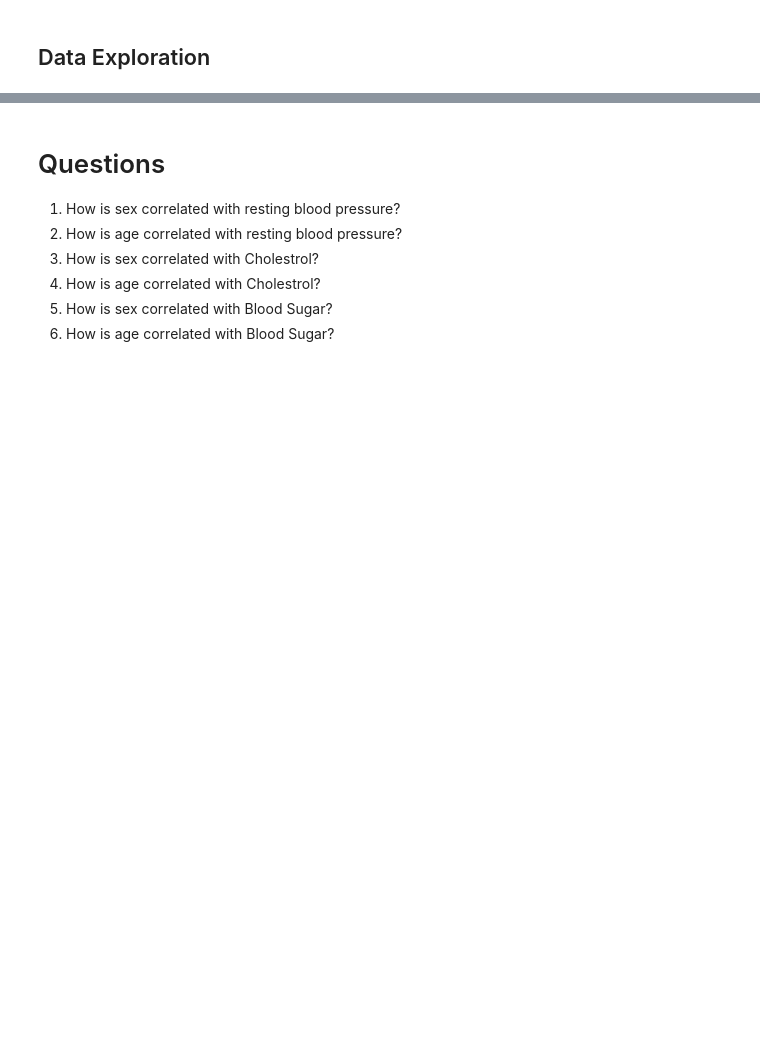
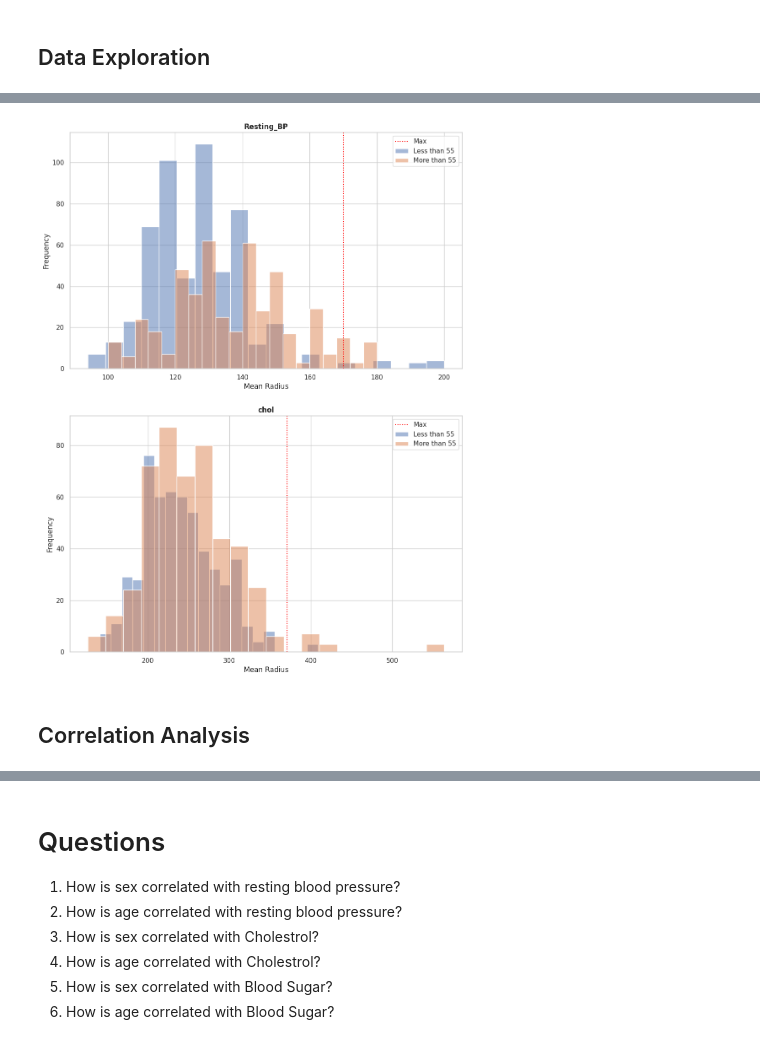
Before and after one commit to hkafrawi/ML_Course, a Jupyter notebook: heart-disease.ipynb, the cells around one changed output, grey strips where cells are left out. Saved outputs shown, nothing was run; the diff lists cells and outputs as text; code cells hidden in the pictures; blank space fills up the shorter version.

```diff
--- a/heart-disease.ipynb
+++ b/heart-disease.ipynb
@@ -129,0 +181,20 @@ for n, ticker in enumerate(tickers):
+# %%
+fig, axes = plt.subplots(2,1,figsize=(12,16))
+tickers = ["Resting_BP","chol"]
+
+for n, ticker in enumerate(tickers):
+    Q1=np.percentile(df[ticker],25)
+    Q3=np.percentile(df[ticker],75)
+    IQR = Q3-Q1
+    Max = Q3+(1.5*IQR)
+    sns.histplot(df[df['age']<=56].loc[:,ticker], bins=20, alpha=0.5, label='Less than 55',ax=axes[n])
+    sns.histplot(df[df['age']>56].loc[:,ticker], bins=20, alpha=0.5, label='More than 55',ax=axes[n])
+    axes[n].set_xlabel('Mean Radius')
+    axes[n].set_ylabel('Frequency')
+    axes[n].axvline(Max,color="red",linestyle="dotted",label="Max")
+    axes[n].legend(loc='upper right')
+    axes[n].set_title(ticker,fontweight="bold")
+# %% [output]
+[figure, added]
+# %% [markdown]
+## Correlation Analysis
```
Also changed, not shown: parts of 27 cells of this notebook.
